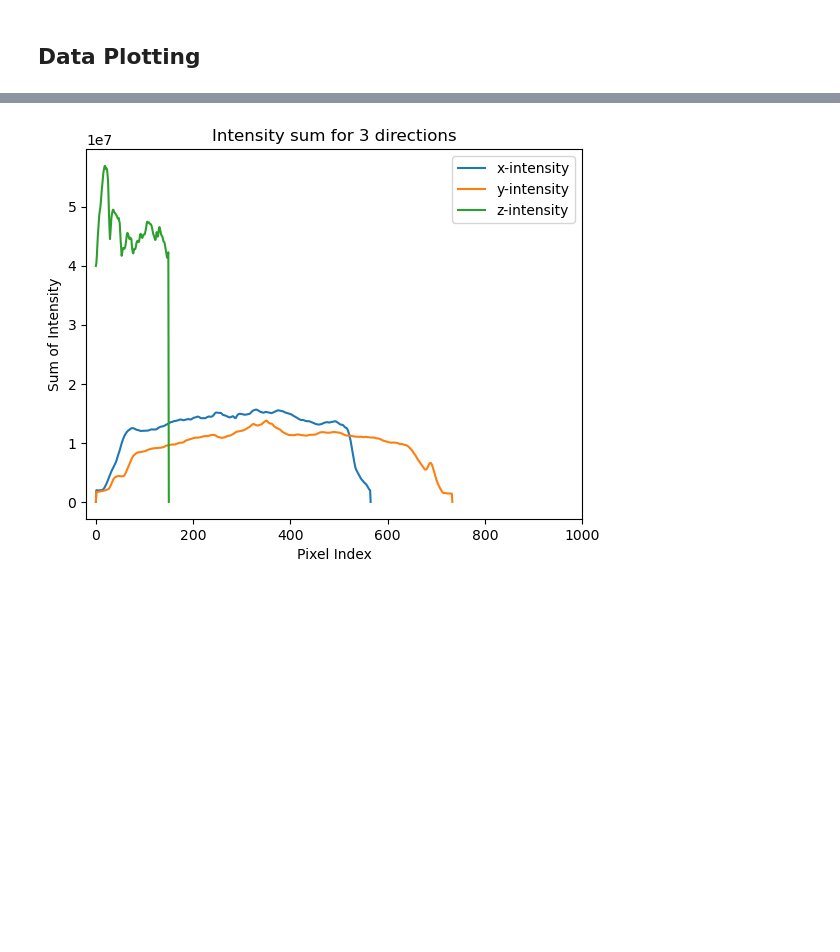
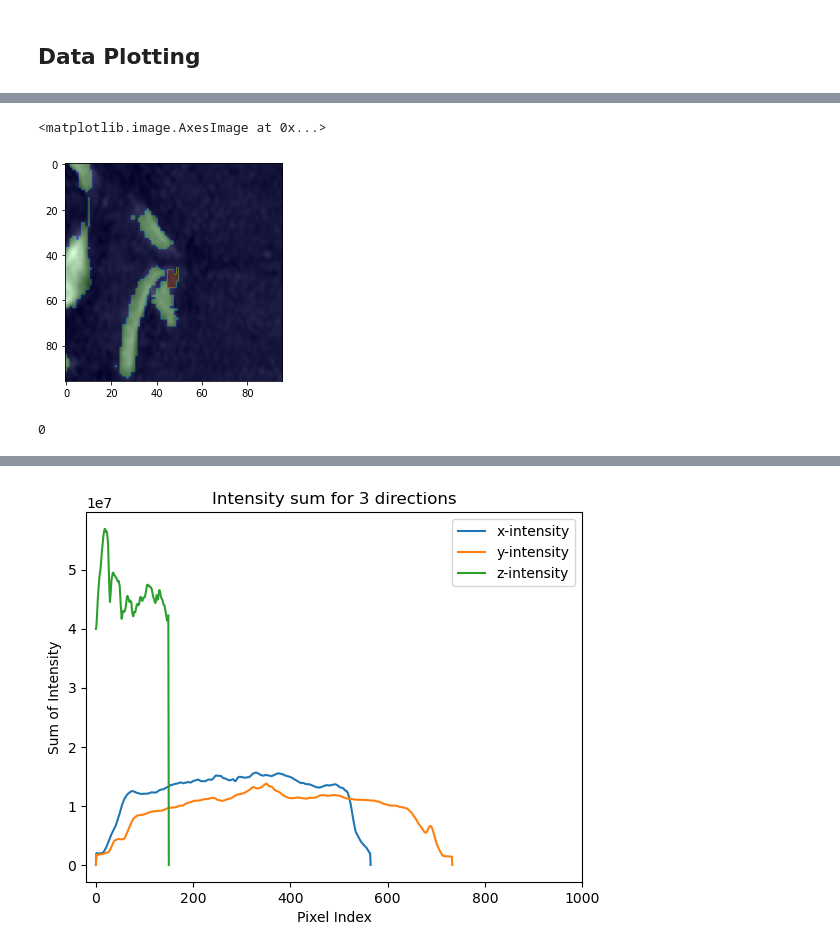
Before and after one commit to larshaupt/AneurysmSegmentation, a Jupyter notebook: preprocessing/data_preprocessing.ipynb, the cells around one changed output, grey strips where cells are left out. Cells and saved outputs as stored; diff of their text form; code cells hidden in the pictures; blank space fills up the shorter version.

```diff
--- a/preprocessing/data_preprocessing.ipynb
+++ b/preprocessing/data_preprocessing.ipynb
@@ -1096,0 +1151,16 @@ for i in range(len(x)):
+# %%
+path = '/srv/beegfs02/scratch/brain_artery/data/training/predictions/USZ_BrainArtery_bias_sweep_1672860983_USZ_BrainArtery_bias_sweep_1672859830_plus_3_best_softdice/test_tfval/nifti/04270916_VS_AComm_x'
+
+x_data = nib.load(os.path.join(path, 'data.nii.gz')).get_fdata()
+y_data = nib.load(os.path.join(path, 'target.nii.gz')).get_fdata()
+
+i = int(np.where(y_data == 1)[2][0])
+plt.imshow(x_data[:,:,i], cmap='gray')
+plt.imshow(y_data[:,:,i], cmap='jet', alpha=0.3)
+# %% [output]
+<matplotlib.image.AxesImage at 0x...>
+[figure, added]
+# %%
+i
+# %% [output]
+0
```
Also changed, not shown: parts of 20 cells of this notebook, 25 other files.
